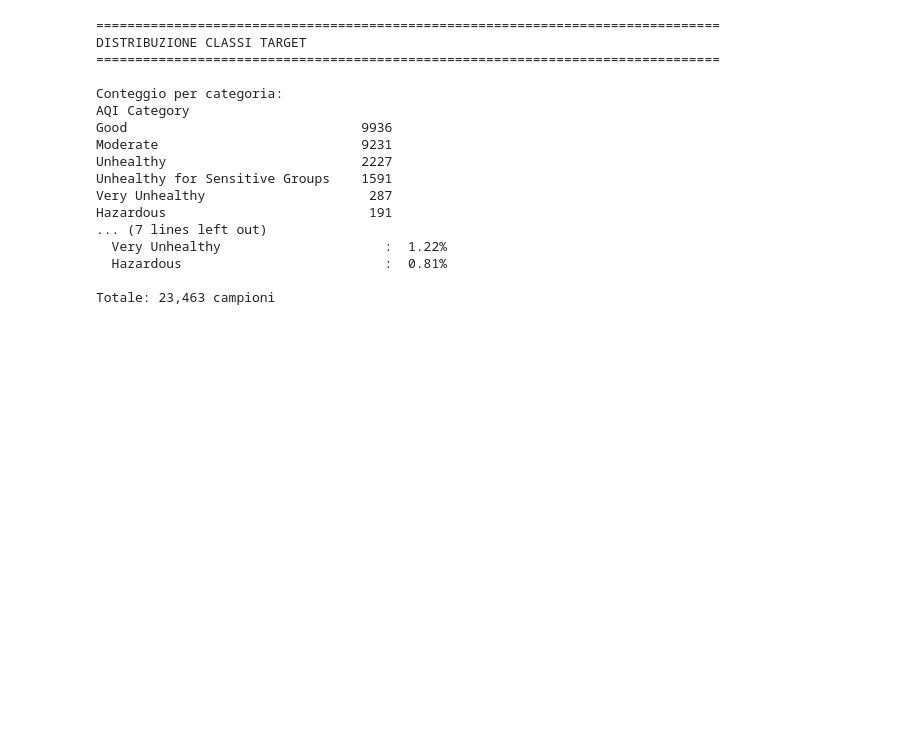
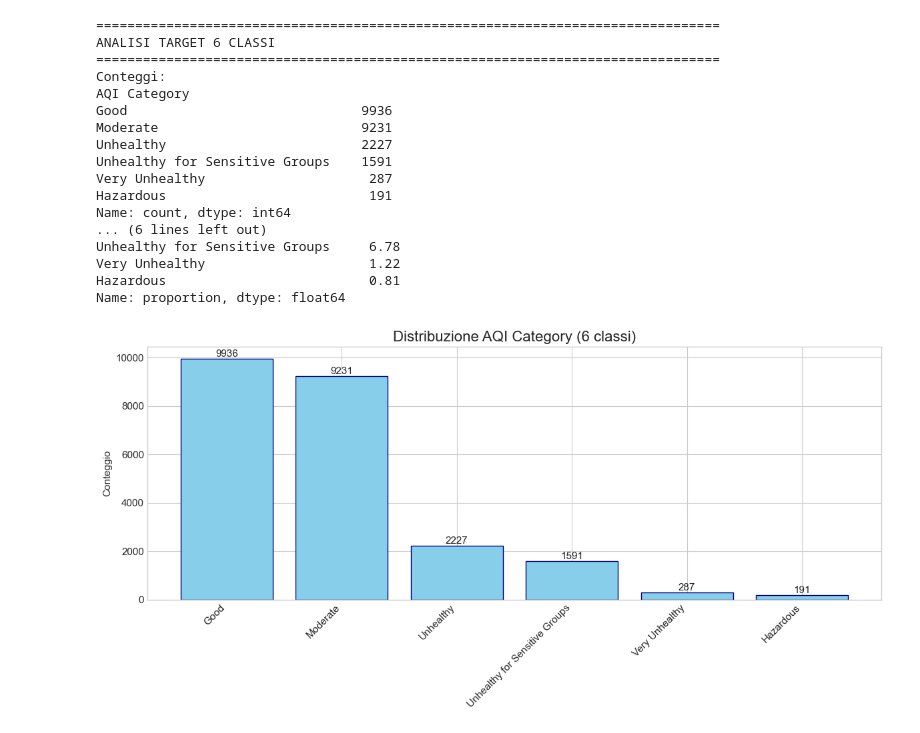
Before and after one commit to emanuelep57/AQI-Predict, a Jupyter notebook: notebooks/01_data_loading.ipynb, the cells around one changed output. Cells and saved outputs as stored; diff of their text form; code cells hidden in the pictures; blank space fills up the shorter version.

```diff
--- a/notebooks/01_data_loading.ipynb
+++ b/notebooks/01_data_loading.ipynb
@@ -124,39 +143,45 @@ PRIME 5 RIGHE DEL DATASET
 # %%
-# =============================================================================
-# DISTRIBUZIONE TARGET (AQI Category)
-# =============================================================================
+print("="*80)
+print("ANALISI TARGET 6 CLASSI")
+print("="*80)
 
-print("\n" + "=" * 80)
-print("DISTRIBUZIONE CLASSI TARGET")
-print("=" * 80)
+target_dist = df['AQI Category'].value_counts()
+target_pct = df['AQI Category'].value_counts(normalize=True) * 100
 
-# Conteggio per categoria
-target_counts = df['AQI Category'].value_counts()
-print("\nConteggio per categoria:")
-print(target_counts)
+print("Conteggi:")
+print(target_dist)
+print("\nPercentuali:")
+print(target_pct.round(2))
 
-# Percentuali
-print("\nPercentuali:")
-percentages = (target_counts / len(df) * 100).round(2)
-for category, pct in percentages.items():
-    print(f"  {category:35s}: {pct:5.2f}%")
-
-print(f"\nTotale: {len(df):,} campioni")
+# Grafico
+plt.figure(figsize=(12, 6))
+bars = plt.bar(target_dist.index, target_dist.values, color='skyblue', edgecolor='navy')
+plt.title('Distribuzione AQI Category (6 classi)', fontsize=16)
+plt.xticks(rotation=45, ha='right')
+plt.ylabel('Conteggio')
+for bar in bars:
+    height = bar.get_height()
+    plt.text(bar.get_x() + bar.get_width()/2., height,
+             f'{int(height)}', ha='center', va='bottom')
+plt.tight_layout()
+plt.savefig(f'{output_dir}/01_target_distribution.jpg', dpi=300, bbox_inches='tight')
+plt.show()
 # %% [output]
 ================================================================================
-DISTRIBUZIONE CLASSI TARGET
+ANALISI TARGET 6 CLASSI
 ================================================================================
-
-Conteggio per categoria:
+Conteggi:
 AQI Category
 Good                              9936
 Moderate                          9231
 Unhealthy                         2227
 Unhealthy for Sensitive Groups    1591
 Very Unhealthy                     287
 Hazardous                          191
-... (7 lines left out)
-  Very Unhealthy                     :  1.22%
-  Hazardous                          :  0.81%
-
-Totale: 23,463 campioni
+Name: count, dtype: int64
+... (6 lines left out)
+Unhealthy for Sensitive Groups     6.78
+Very Unhealthy                     1.22
+Hazardous                          0.81
+Name: proportion, dtype: float64
+[figure, added]
```
Also changed, not shown: parts of 20 cells of this notebook, 10 other files.
